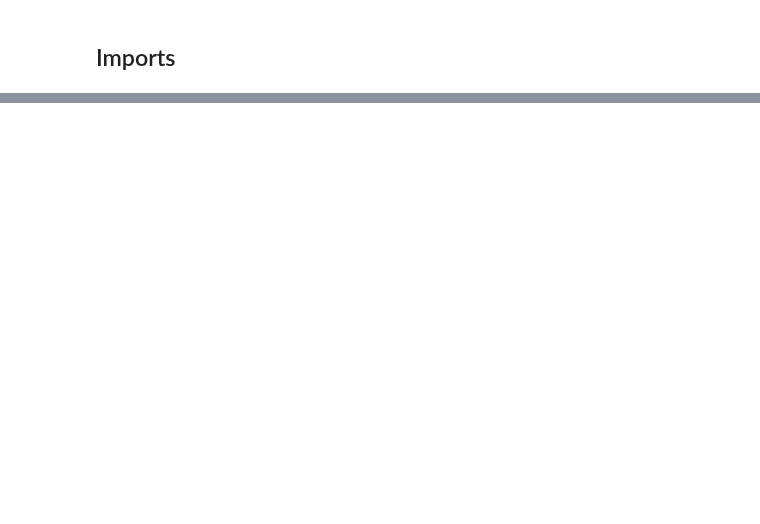
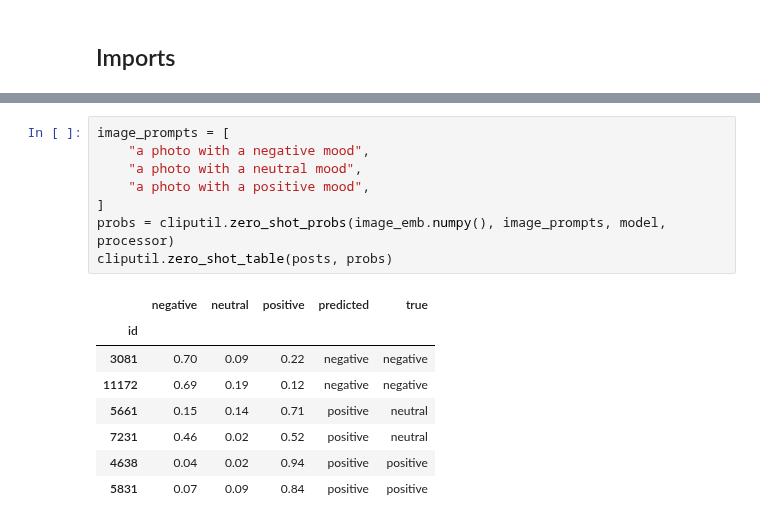
Before and after one commit to eunsoo-suk/gpsaggese.github.io, a Jupyter notebook: class_project/msml610/Fall2026/projects/UmdTask593_MSML610_Fall2026_CLIP_ViT_Large_Patch14/clip.API.ipynb, the cells around one changed output, grey strips where cells are left out. Cells and saved outputs as stored; diff of their text form; blank space fills up the shorter version.

```diff
--- a/class_project/msml610/Fall2026/projects/UmdTask593_MSML610_Fall2026_CLIP_ViT_Large_Patch14/clip.API.ipynb
+++ b/class_project/msml610/Fall2026/projects/UmdTask593_MSML610_Fall2026_CLIP_ViT_Large_Patch14/clip.API.ipynb
@@ -115,0 +190,17 @@ def template_function(arg1: int) -> None:
+# %%
+image_prompts = [
+    "a photo with a negative mood",
+    "a photo with a neutral mood",
+    "a photo with a positive mood",
+]
+probs = cliputil.zero_shot_probs(image_emb.numpy(), image_prompts, model, processor)
+cliputil.zero_shot_table(posts, probs)
+# %% [output]
+|  | negative | neutral | positive | predicted | true |
+| id |  |  |  |  |  |
+| 3081 | 0.70 | 0.09 | 0.22 | negative | negative |
+| 11172 | 0.69 | 0.19 | 0.12 | negative | negative |
+| 5661 | 0.15 | 0.14 | 0.71 | positive | neutral |
+| 7231 | 0.46 | 0.02 | 0.52 | positive | neutral |
+| 4638 | 0.04 | 0.02 | 0.94 | positive | positive |
+| 5831 | 0.07 | 0.09 | 0.84 | positive | positive |
```
Also changed, not shown: parts of 32 cells of this notebook, 2 other files.
